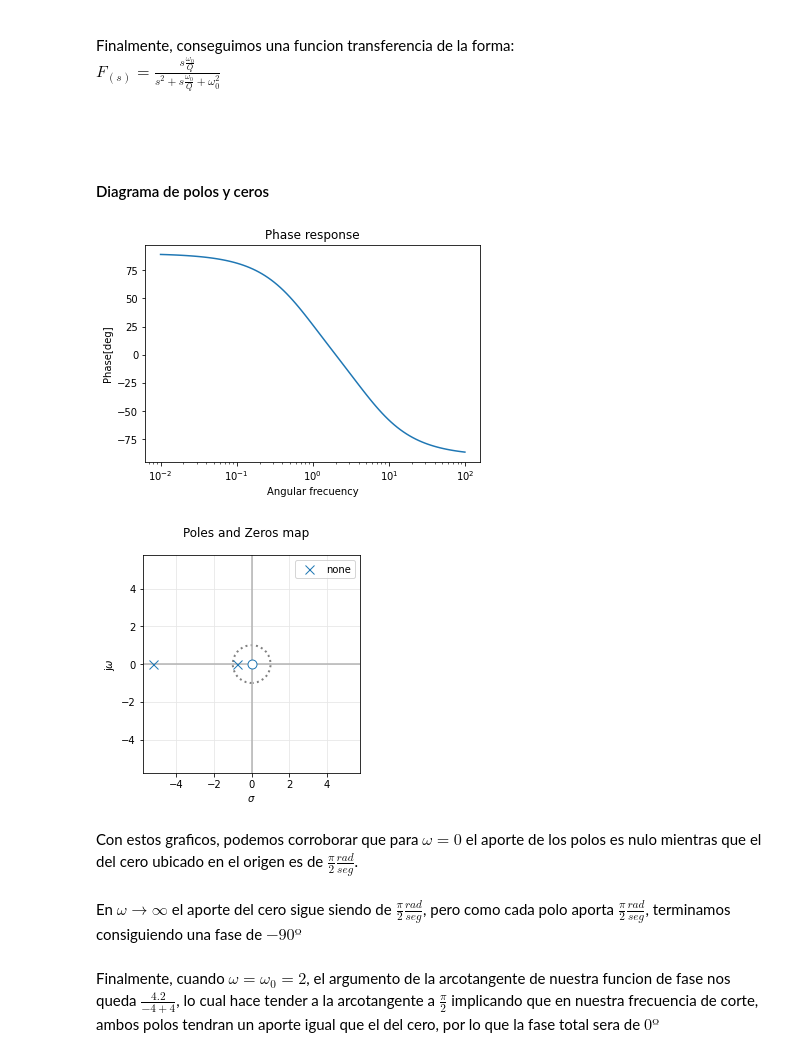
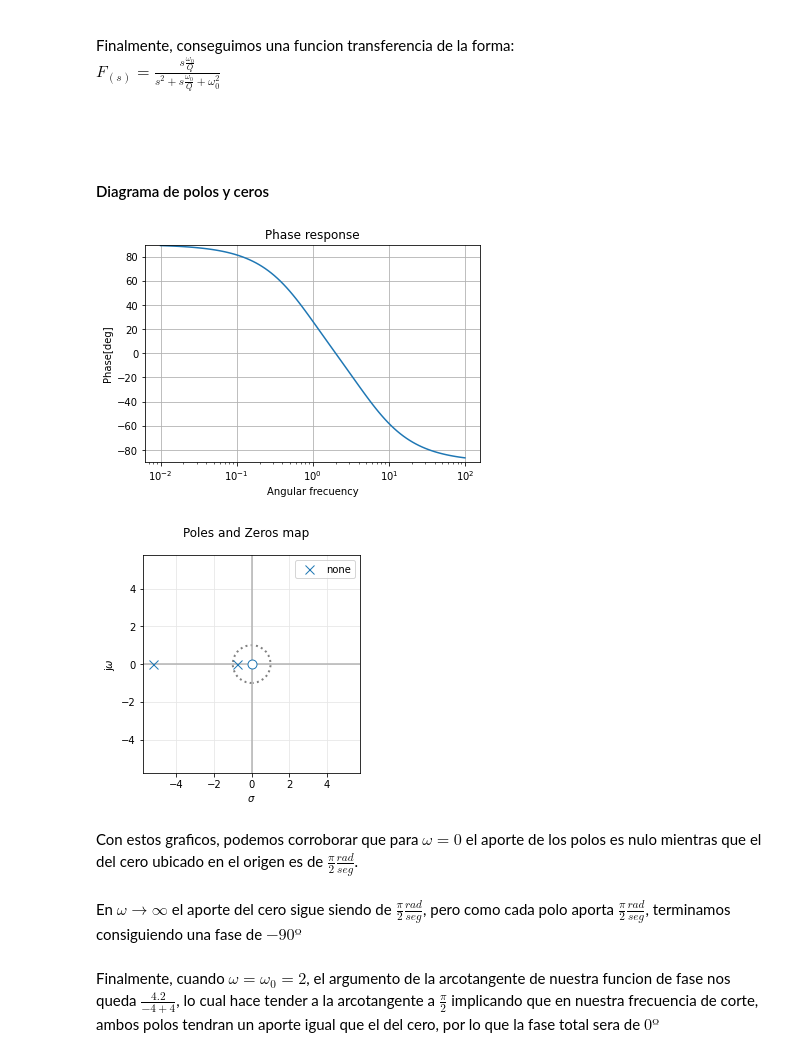
Before and after one commit to usandomir/TC2, a Jupyter notebook: TPS5.ipynb, the cells around one changed output. Drawn from its saved outputs; the diff is of its cells as text; code cells hidden in the pictures.

```diff
--- a/TPS5.ipynb
+++ b/TPS5.ipynb
@@ -261,22 +302,24 @@ $F_{(s)} = \frac{s\frac{\omega_0}{Q}}{s^2 + s \frac{\omega_0}{Q} + \omega_0^2}$
 # %%
 wo = 2
 q = 1/3
 
 num3 = [wo/q, 0]
 den3 = [1, wo/q, wo**2]
 
 filter3 = sp.TransferFunction(num3, den3)
 
 w, mag, phase = signal.bode(filter3)
 
 plt.title('Phase response')
 plt.xlabel('Angular frecuency')
 plt.ylabel('Phase[deg]')
+plt.grid(1)
+plt.ylim(-90,90)
 plt.semilogx(w, phase)  # Phase
 sp.pzmap(filter3)            # P&Z Map
 plt.show()
 # %% [output]
-[figure, old version]
+[figure, new version]
 [figure]
 # %% [markdown]
 Con estos graficos, podemos corroborar que para $\omega = 0$ el aporte de los polos es nulo mientras que el del cero ubicado en el origen es de $\frac{\pi}{2}\frac{rad}{seg}$.
```
Also changed, not shown: parts of 4 cells of this notebook.
